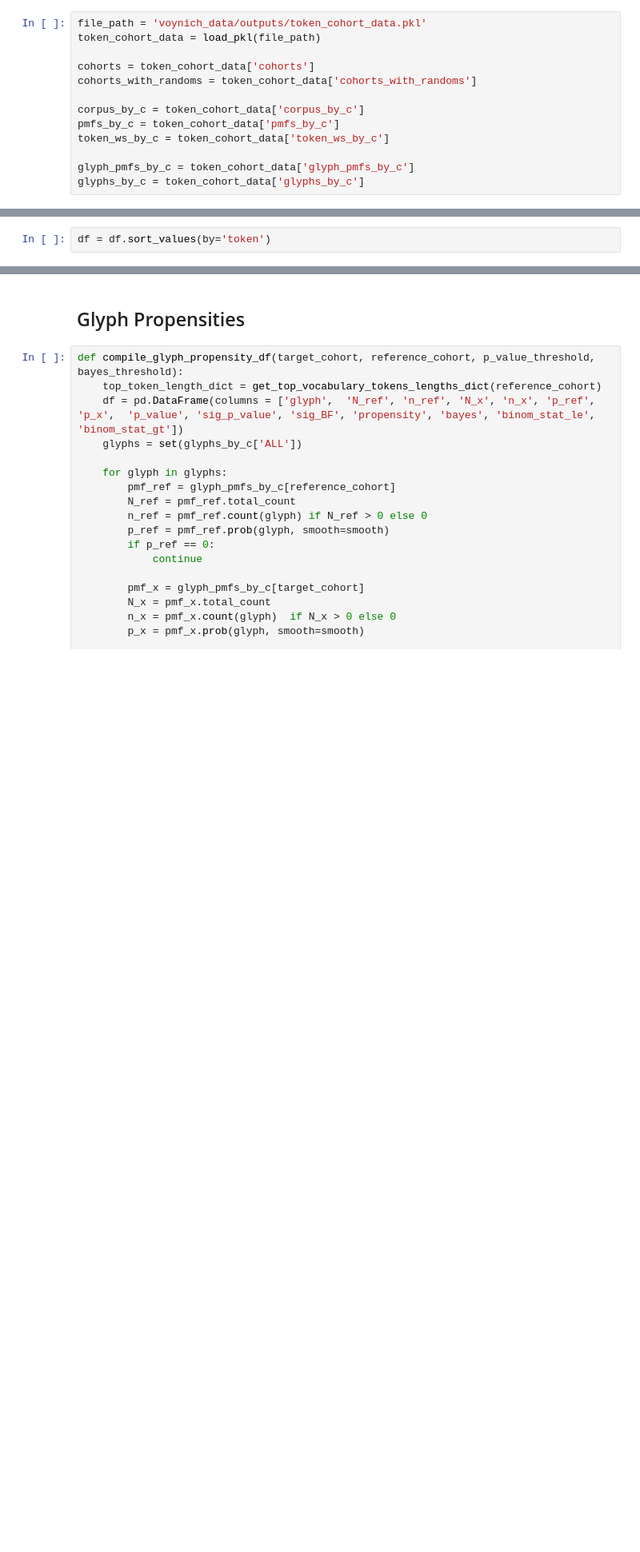
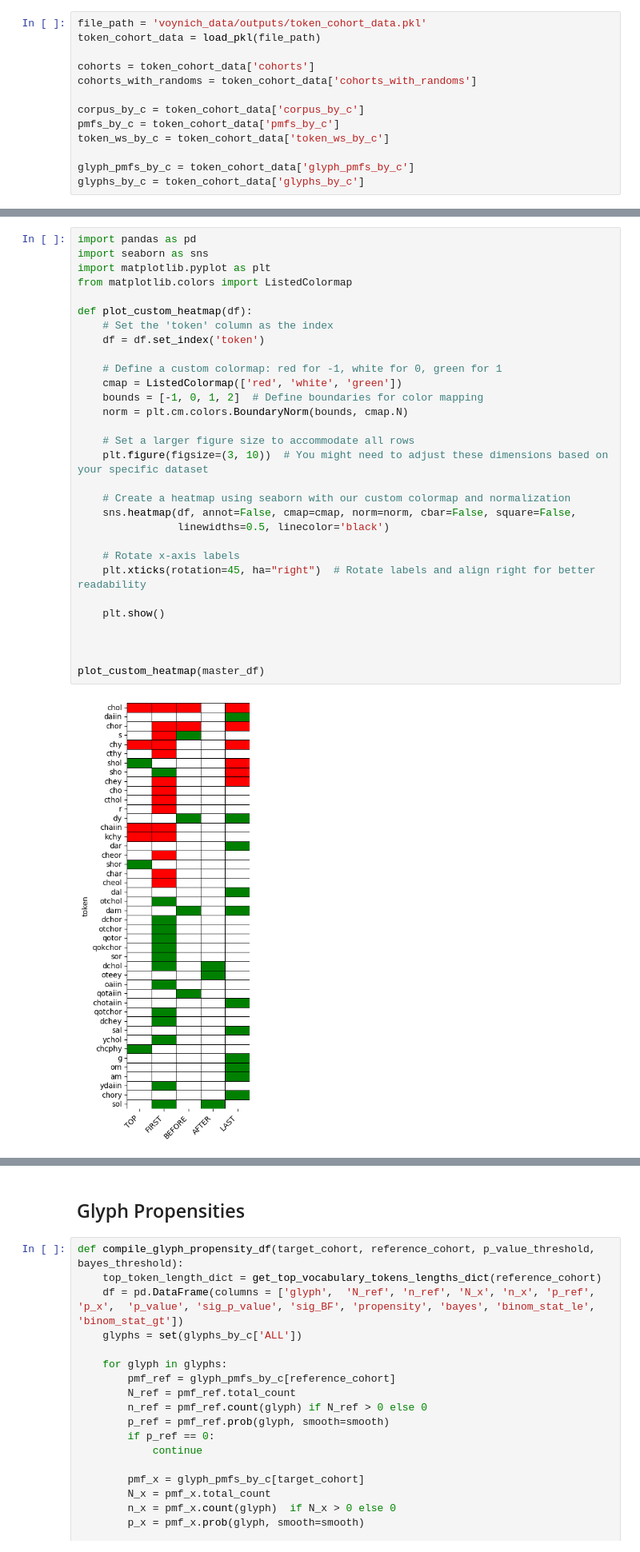
Before and after one commit to andrewsteckley/Z01-SOM_Histocrypt_24, a Jupyter notebook: Z01.5 Extra Analyses.ipynb, the cells around one changed output, grey strips where cells are left out. Shown: that part at 80% size. Cells and saved outputs as stored; diff of their text form; blank space fills up the shorter version.

```diff
--- a/Z01.5 Extra Analyses.ipynb
+++ b/Z01.5 Extra Analyses.ipynb
@@ -126,2 +50,0 @@ df = make_master_table('both')
-# %%
-df = df.sort_values(by='token')
@@ -371,0 +109,32 @@ plot_two_letter_combination_histogram(tokens, 5, 20)
+# %%
+import pandas as pd
+import seaborn as sns
+import matplotlib.pyplot as plt
+from matplotlib.colors import ListedColormap
+
+def plot_custom_heatmap(df):
+    # Set the 'token' column as the index
+    df = df.set_index('token')
+
+    # Define a custom colormap: red for -1, white for 0, green for 1
+    cmap = ListedColormap(['red', 'white', 'green'])
+    bounds = [-1, 0, 1, 2]  # Define boundaries for color mapping
+    norm = plt.cm.colors.BoundaryNorm(bounds, cmap.N)
+
+    # Set a larger figure size to accommodate all rows
+    plt.figure(figsize=(3, 10))  # You might need to adjust these dimensions based on your specific dataset
+
+    # Create a heatmap using seaborn with our custom colormap and normalization
+    sns.heatmap(df, annot=False, cmap=cmap, norm=norm, cbar=False, square=False,
+                linewidths=0.5, linecolor='black')
+
+    # Rotate x-axis labels
+    plt.xticks(rotation=45, ha="right")  # Rotate labels and align right for better readability
+
+    plt.show()
+
+
+
+plot_custom_heatmap(master_df)
+# %% [output]
+[figure, added]
```
Also changed, not shown: parts of 36 cells of this notebook, 1 other file.
